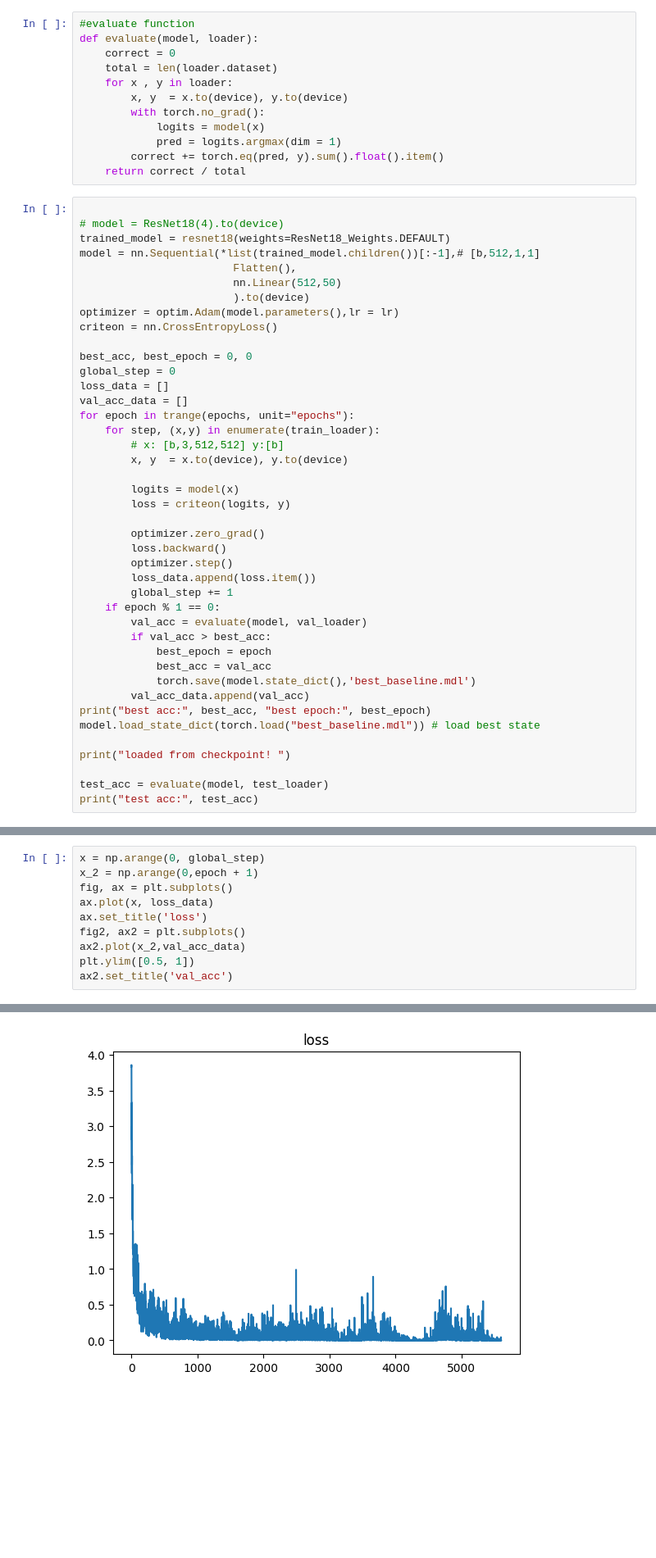
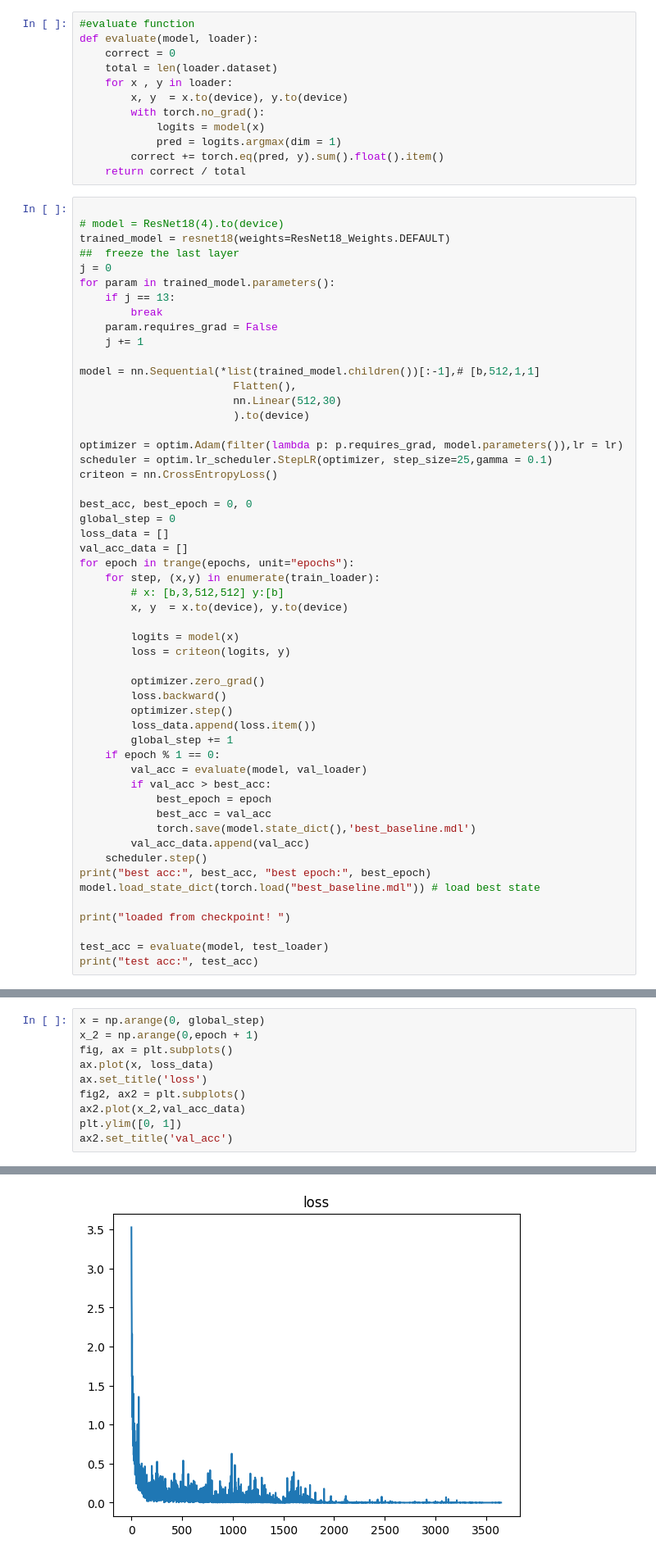
Before and after one commit to ConstaT99/CS598, a Jupyter notebook: Code/resnet_baseline.ipynb, the cells around one changed output, grey strips where cells are left out. Shown at 82% size. Cells and saved outputs as stored; diff of their text form; blank space fills up the shorter version.

```diff
--- a/Code/resnet_baseline.ipynb
+++ b/Code/resnet_baseline.ipynb
@@ -41,11 +41,21 @@ def evaluate(model, loader):
 
 # model = ResNet18(4).to(device)
 trained_model = resnet18(weights=ResNet18_Weights.DEFAULT)
+##  freeze the last layer
+j = 0
+for param in trained_model.parameters():
+    if j == 13:
+        break
+    param.requires_grad = False
+    j += 1
+
 model = nn.Sequential(*list(trained_model.children())[:-1],# [b,512,1,1]
                         Flatten(),
-                        nn.Linear(512,50)
+                        nn.Linear(512,30)
                         ).to(device)
-optimizer = optim.Adam(model.parameters(),lr = lr)
+
+optimizer = optim.Adam(filter(lambda p: p.requires_grad, model.parameters()),lr = lr)
+scheduler = optim.lr_scheduler.StepLR(optimizer, step_size=25,gamma = 0.1)
 criteon = nn.CrossEntropyLoss()
 
 best_acc, best_epoch = 0, 0
@@ -72,6 +82,7 @@ for epoch in trange(epochs, unit="epochs"):
             best_acc = val_acc
             torch.save(model.state_dict(),'best_baseline.mdl')
         val_acc_data.append(val_acc)
+    scheduler.step()
 print("best acc:", best_acc, "best epoch:", best_epoch)
 model.load_state_dict(torch.load("best_baseline.mdl")) # load best state
 
@@ -86,13 +97,13 @@ test acc: 0.9485458612975392
 # %%
 x = np.arange(0, global_step)
 x_2 = np.arange(0,epoch + 1)
 fig, ax = plt.subplots()
 ax.plot(x, loss_data)
 ax.set_title('loss')
 fig2, ax2 = plt.subplots()
 ax2.plot(x_2,val_acc_data)
-plt.ylim([0.5, 1])
+plt.ylim([0, 1])
 ax2.set_title('val_acc')
 # %% [output]
 Text(0.5, 1.0, 'val_acc')
-[figure, old version]
+[figure, new version]
```
Also changed, not shown: parts of 3 cells of this notebook, 24 other files.
